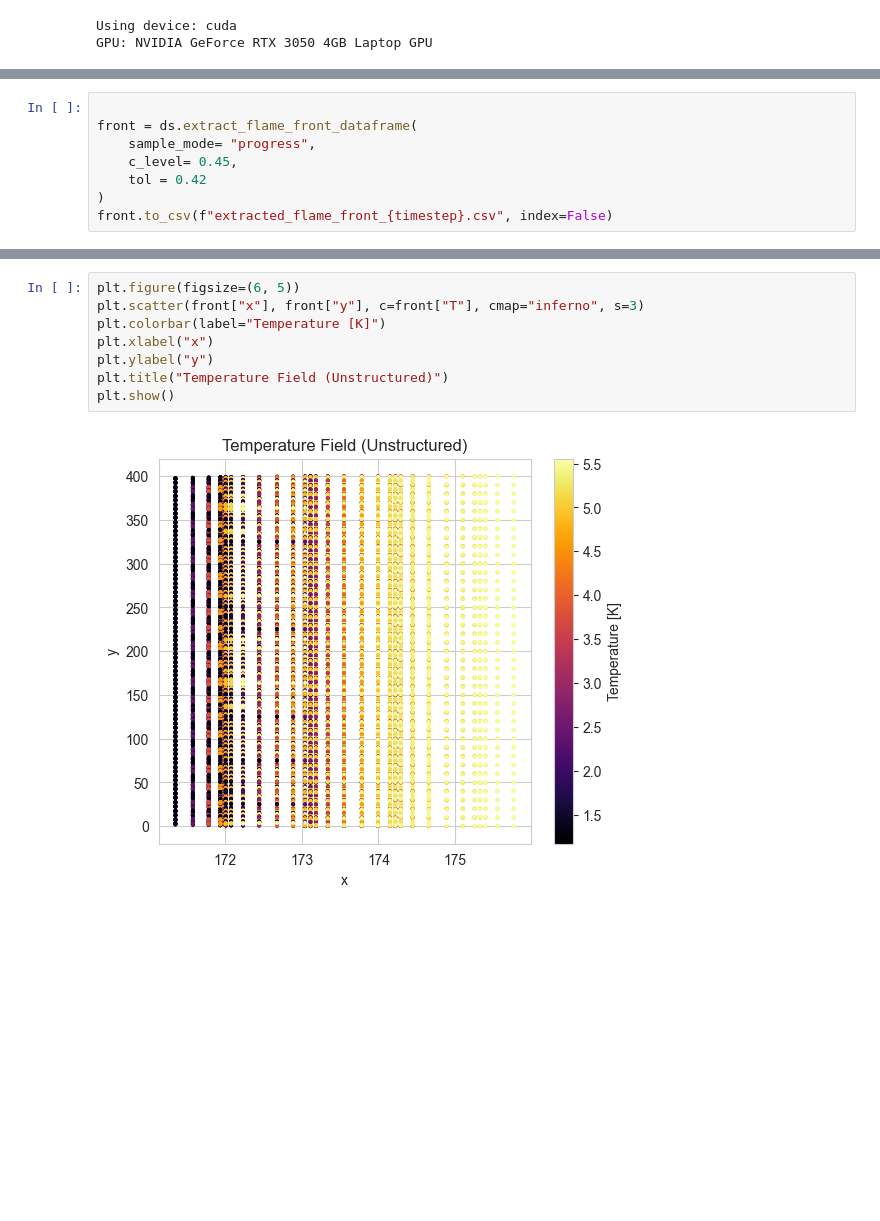
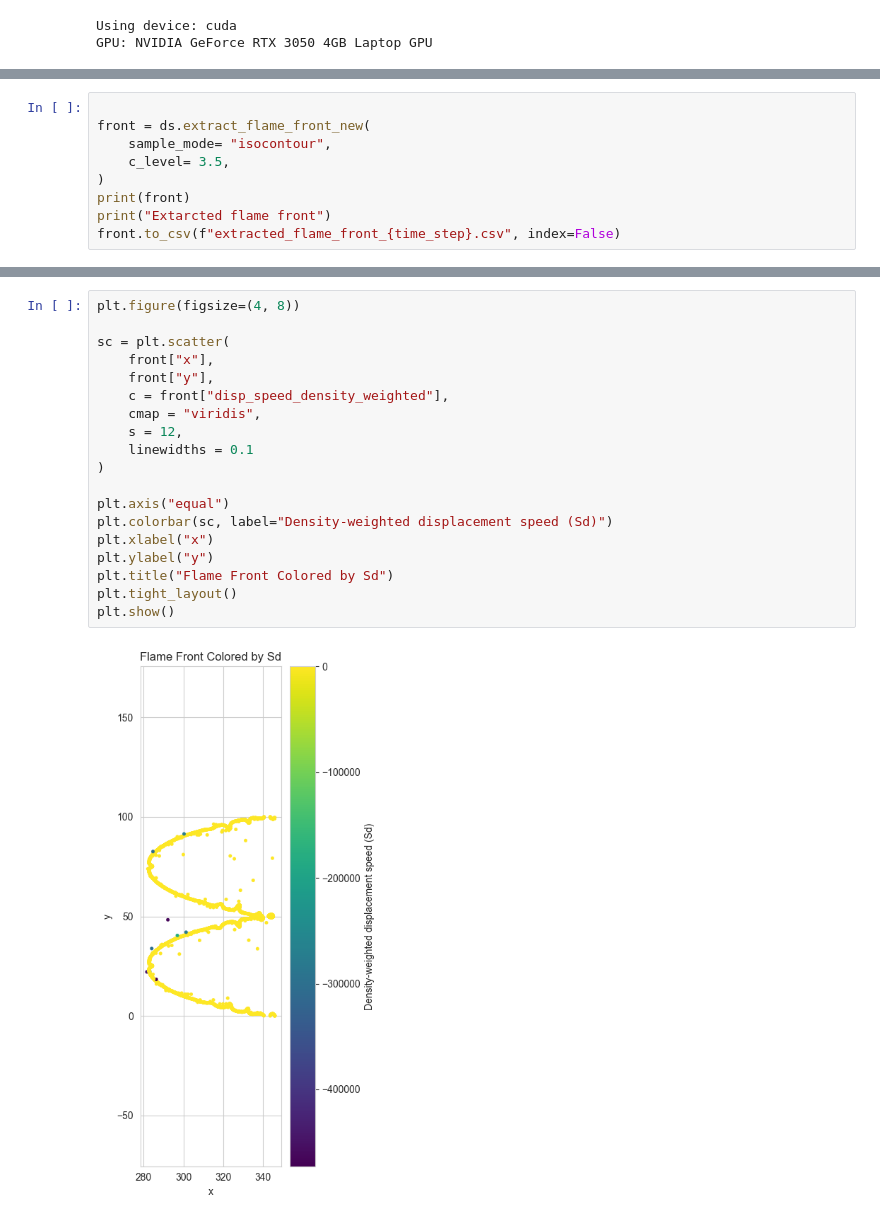
Before and after one commit to AlexandrosNtakoulas/FLAME-rf, a Jupyter notebook: Extract_flame_front.ipynb, the cells around one changed output, grey strips where cells are left out. Saved outputs shown, nothing was run; the diff lists cells and outputs as text; blank space fills up the shorter version.

Commit message:
DMD, Extact isocontour with pyvista

```diff
--- a/Extract_flame_front.ipynb
+++ b/Extract_flame_front.ipynb
@@ -66,8 +64,9 @@ df = ds.create_dataframe(
 # %%
 
-front = ds.extract_flame_front_dataframe(
-    sample_mode= "progress",
-    c_level= 0.45,
-    tol = 0.42
+front = ds.extract_flame_front_new(
+    sample_mode= "isocontour",
+    c_level= 3.5,
 )
-front.to_csv(f"extracted_flame_front_{timestep}.csv", index=False)
+print(front)
+print("Extarcted flame front")
+front.to_csv(f"extracted_flame_front_{time_step}.csv", index=False)
@@ -74,10 +91,21 @@ front.to_csv(f"extracted_flame_front_{timestep}.csv", index=False)
 # %%
-plt.figure(figsize=(6, 5))
-plt.scatter(front["x"], front["y"], c=front["T"], cmap="inferno", s=3)
-plt.colorbar(label="Temperature [K]")
+plt.figure(figsize=(4, 8))
+
+sc = plt.scatter(
+    front["x"],
+    front["y"],
+    c = front["disp_speed_density_weighted"],
+    cmap = "viridis",
+    s = 12,
+    linewidths = 0.1
+)
+
+plt.axis("equal")
+plt.colorbar(sc, label="Density-weighted displacement speed (Sd)")
 plt.xlabel("x")
 plt.ylabel("y")
-plt.title("Temperature Field (Unstructured)")
+plt.title("Flame Front Colored by Sd")
+plt.tight_layout()
 plt.show()
 # %% [output]
-[figure, old version]
+[figure, new version]
```
Also changed, not shown: parts of 6 cells of this notebook, 19 other files.
